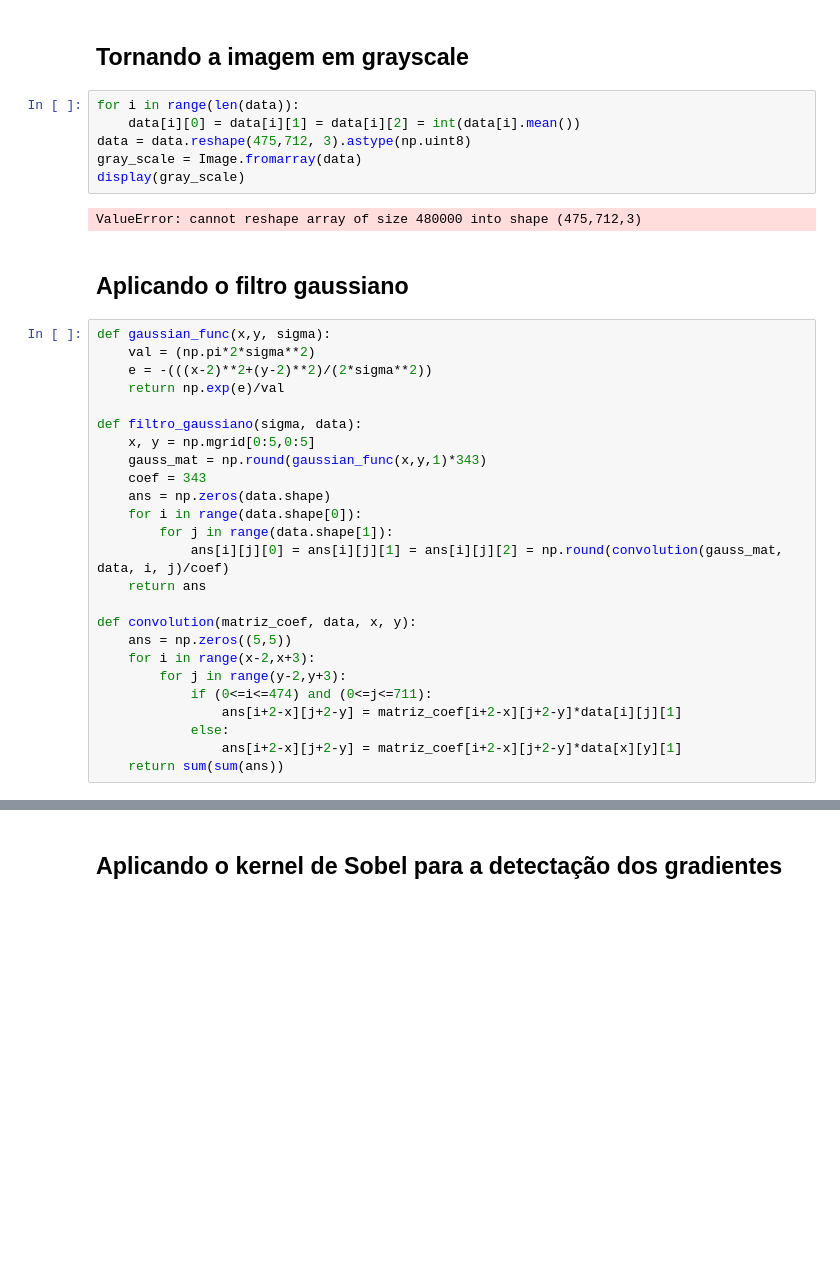
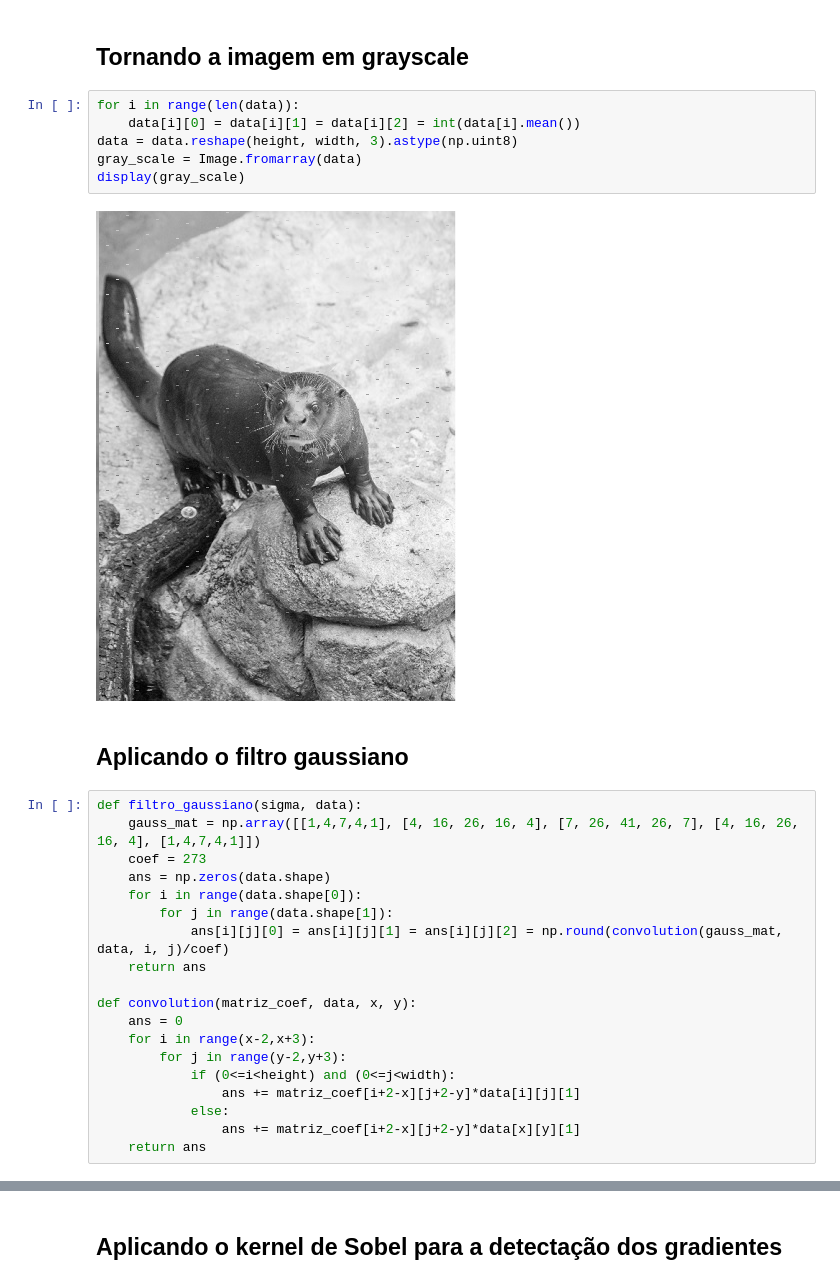
Before and after one commit to GiovaniValdrighi/Edge_Decetion_CG, a Jupyter notebook: Edge_Detection.ipynb, the cells around one changed output, grey strips where cells are left out. Drawn from its saved outputs; the diff is of its cells as text; blank space fills up the shorter version.

```diff
--- a/Edge_Detection.ipynb
+++ b/Edge_Detection.ipynb
@@ -192,23 +200,17 @@ Tamanho do nosso array de pixels:
 # %%
 for i in range(len(data)):
     data[i][0] = data[i][1] = data[i][2] = int(data[i].mean())
-data = data.reshape(475,712, 3).astype(np.uint8)
+data = data.reshape(height, width, 3).astype(np.uint8)
 gray_scale = Image.fromarray(data)
 display(gray_scale)
 # %% [output]
-ValueError: cannot reshape array of size 480000 into shape (475,712,3)
+[figure, added]
 # %% [markdown]
 ## Aplicando o filtro gaussiano
 # %%
-def gaussian_func(x,y, sigma):
-    val = (np.pi*2*sigma**2)
-    e = -(((x-2)**2+(y-2)**2)/(2*sigma**2))
-    return np.exp(e)/val
-
 def filtro_gaussiano(sigma, data):
-    x, y = np.mgrid[0:5,0:5]
-    gauss_mat = np.round(gaussian_func(x,y,1)*343)
-    coef = 343
+    gauss_mat = np.array([[1,4,7,4,1], [4, 16, 26, 16, 4], [7, 26, 41, 26, 7], [4, 16, 26, 16, 4], [1,4,7,4,1]])
+    coef = 273
     ans = np.zeros(data.shape)
     for i in range(data.shape[0]):
         for j in range(data.shape[1]):
@@ -216,14 +218,14 @@ def filtro_gaussiano(sigma, data):
     return ans
 
 def convolution(matriz_coef, data, x, y):
-    ans = np.zeros((5,5))
+    ans = 0
     for i in range(x-2,x+3):
         for j in range(y-2,y+3):
-            if (0<=i<=474) and (0<=j<=711):
-                ans[i+2-x][j+2-y] = matriz_coef[i+2-x][j+2-y]*data[i][j][1]
+            if (0<=i<height) and (0<=j<width):
+                ans += matriz_coef[i+2-x][j+2-y]*data[i][j][1]
             else:
-                ans[i+2-x][j+2-y] = matriz_coef[i+2-x][j+2-y]*data[x][y][1]
-    return sum(sum(ans))
+                ans += matriz_coef[i+2-x][j+2-y]*data[x][y][1]
+    return ans
 # %%
 data1 = filtro_gaussiano(1, data)
 efeito_gaussiano = Image.fromarray(data1.astype(np.uint8))
```
Also changed, not shown: parts of 9 cells of this notebook, 2 other files.
